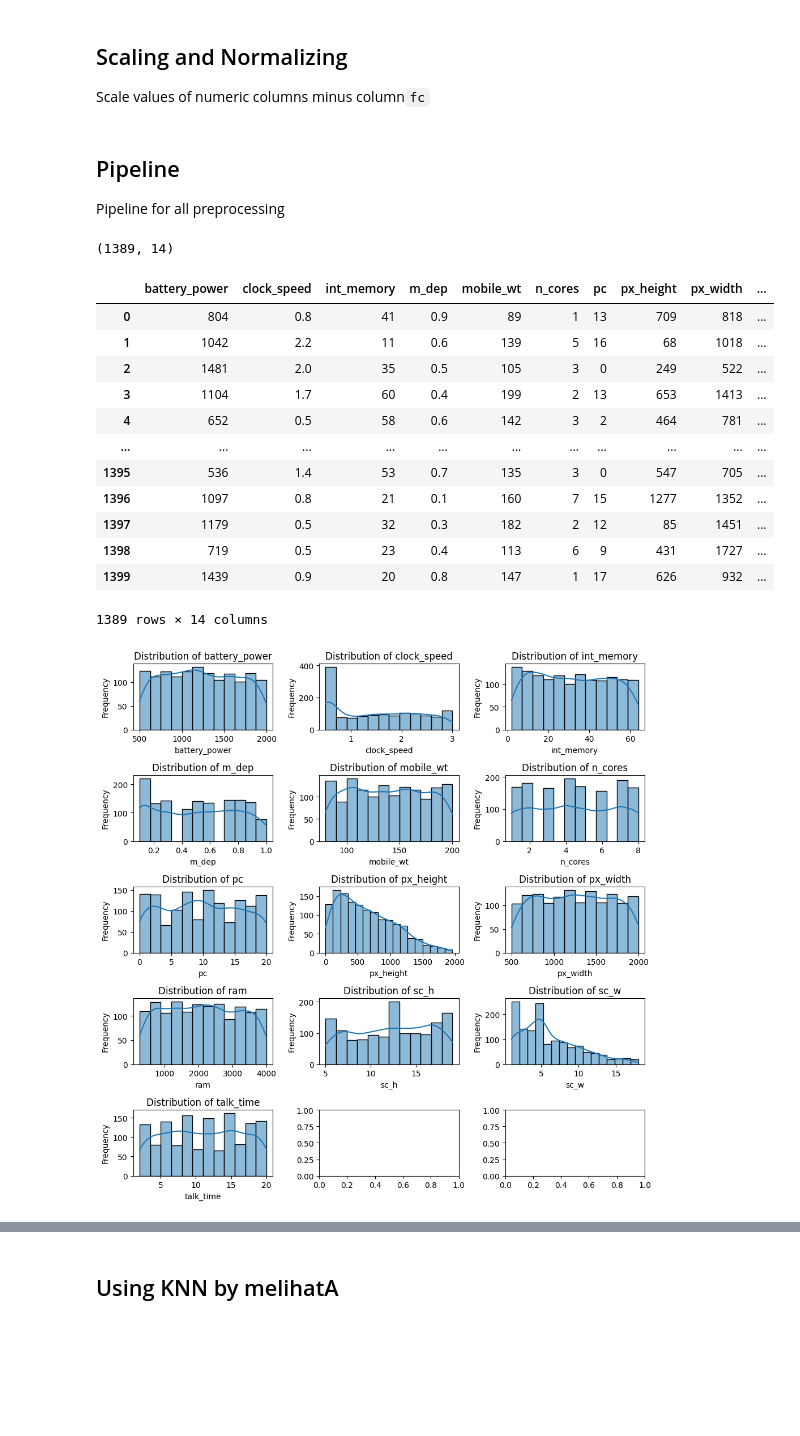
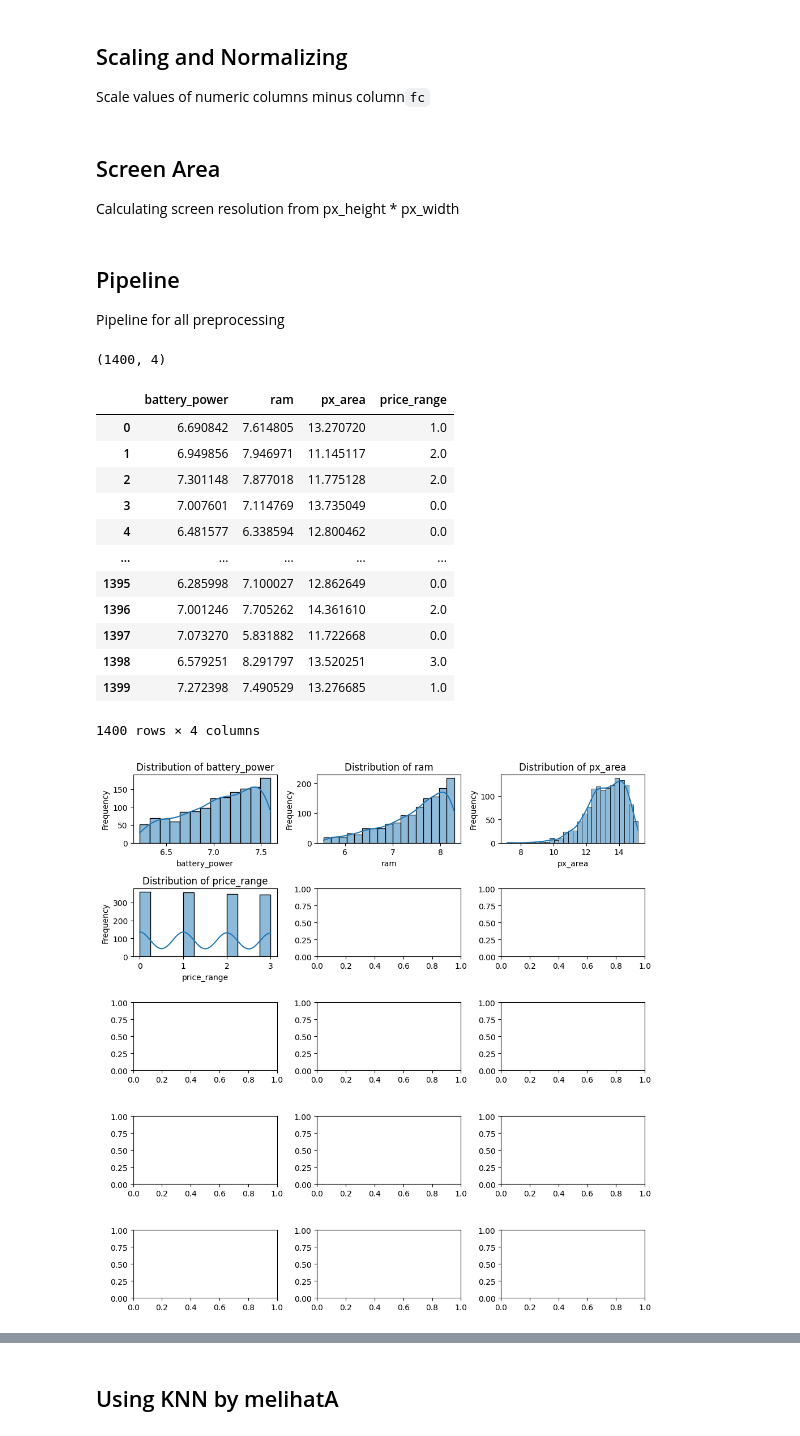
Before and after one commit to MHEN2606/Tubes2_melihatA, a Jupyter notebook: tubes2-melihatA.ipynb, the cells around one changed output, grey strips where cells are left out. Saved outputs shown, nothing was run; the diff lists cells and outputs as text; code cells hidden in the pictures; blank space fills up the shorter version.

```diff
--- a/tubes2-melihatA.ipynb
+++ b/tubes2-melihatA.ipynb
@@ -151,11 +170,36 @@ class DropColumn(BaseEstimator, TransformerMixin):
 # %% [markdown]
 ## Scaling and Normalizing
 Scale values of numeric columns minus column`fc`
+# %%
+# log transform
+def log_transform(data):
+    return np.log1p(data)
+
+# square root transform
+def sqrt_transform(data):
+    return data**(1/2)
+# %% [markdown]
+## Screen Area
+Calculating screen resolution from px_height * px_width
+# %%
+class PixelAreaCalculator(BaseEstimator, TransformerMixin):
+    def __init__(self):
+        return None
+
+    def fit(self, X, y = None):
+        return self
+
+    def transform(self, X):
+        X_ = X.copy()
+        X_['px_area'] = X['px_height'] * X['px_width']
+        return X_
 # %%
 numericTransformation = ColumnTransformer(
     transformers = [
-        ('scaling', MinMaxScaler(), numeric_columns)
-#         ('normalizing', Normalizer(), numeric_columns)
+#         ('scaling', StandardScaler(), numeric_columns)
+#         ('normalizing', Normalizer(), ['px_height'])
+          ('log_transform', FunctionTransformer(log_transform, validate=False), ['battery_power', 'ram', 'px_area'])
+#         ('sqrt_transform', FunctionTransformer(sqrt_transform, validate=False), ['battery_power','ram', 'px_area']),
     ],
     remainder = 'passthrough'
 )
@@ -164,50 +208,51 @@ numericTransformation = ColumnTransformer(
 Pipeline for all preprocessing
 # %%
 pipeline = Pipeline([
-    ('removing outliers', OutlierRemoval()),
+    ('removing outliers', OutlierRemoval(columns=numeric_columns)),
     ('invalid data replacement', InvalidReplacement()),
-    ('feature selection', DropColumn(['fc'] + non_numeric_columns))
+    ('pixel area calculation', PixelAreaCalculator()),
+    ('feature selection', DropColumn(['px_height', 'px_width'] + non_numeric_columns + remove_col))
 ])
 
 full_pipeline = Pipeline([
     ('preprocessor', pipeline),
-#     ('scaling', numericTransformation)
+    ('scaling', numericTransformation)
 ])
 
-transformed_column_names = numeric_columns + ['price_range']
+transformed_column_names = ['battery_power', 'ram', 'px_area','price_range']
 processed_data = full_pipeline.fit_transform(train_df)
 print(processed_data.shape)
-processed_df = processed_data
+processed_df = processed_data.copy()
 processed_df = pd.DataFrame(processed_data, columns = transformed_column_names)
 processed_df
 # %% [output]
-(1389, 14)
+(1400, 4)
-|  | battery_power | clock_speed | int_memory | m_dep | mobile_wt | n_cores | pc | px_height | px_width | ... |
-| 0 | 804 | 0.8 | 41 | 0.9 | 89 | 1 | 13 | 709 | 818 | ... |
-| 1 | 1042 | 2.2 | 11 | 0.6 | 139 | 5 | 16 | 68 | 1018 | ... |
-| 2 | 1481 | 2.0 | 35 | 0.5 | 105 | 3 | 0 | 249 | 522 | ... |
-| 3 | 1104 | 1.7 | 60 | 0.4 | 199 | 2 | 13 | 653 | 1413 | ... |
-| 4 | 652 | 0.5 | 58 | 0.6 | 142 | 3 | 2 | 464 | 781 | ... |
-| ... | ... | ... | ... | ... | ... | ... | ... | ... | ... | ... |
-| 1395 | 536 | 1.4 | 53 | 0.7 | 135 | 3 | 0 | 547 | 705 | ... |
-| 1396 | 1097 | 0.8 | 21 | 0.1 | 160 | 7 | 15 | 1277 | 1352 | ... |
-| 1397 | 1179 | 0.5 | 32 | 0.3 | 182 | 2 | 12 | 85 | 1451 | ... |
-| 1398 | 719 | 0.5 | 23 | 0.4 | 113 | 6 | 9 | 431 | 1727 | ... |
-| 1399 | 1439 | 0.9 | 20 | 0.8 | 147 | 1 | 17 | 626 | 932 | ... |
+|  | battery_power | ram | px_area | price_range |
+| 0 | 6.690842 | 7.614805 | 13.270720 | 1.0 |
+| 1 | 6.949856 | 7.946971 | 11.145117 | 2.0 |
+| 2 | 7.301148 | 7.877018 | 11.775128 | 2.0 |
+| 3 | 7.007601 | 7.114769 | 13.735049 | 0.0 |
+| 4 | 6.481577 | 6.338594 | 12.800462 | 0.0 |
+| ... | ... | ... | ... | ... |
+| 1395 | 6.285998 | 7.100027 | 12.862649 | 0.0 |
+| 1396 | 7.001246 | 7.705262 | 14.361610 | 2.0 |
+| 1397 | 7.073270 | 5.831882 | 11.722668 | 0.0 |
+| 1398 | 6.579251 | 8.291797 | 13.520251 | 3.0 |
+| 1399 | 7.272398 | 7.490529 | 13.276685 | 1.0 |
-1389 rows × 14 columns
+1400 rows × 4 columns
 # %%
 fig, ax = plt.subplots(5, 3, figsize = (10,10))
 
-for i, col in enumerate(numeric_columns):
+for i, col in enumerate(processed_df.columns):
     r = i // 3
     c = i % 3
 
     sns.histplot(kde=True,data=processed_df[col], ax=ax[r,c])
     ax[r, c].set_title(f'Distribution of {col}')
     ax[r, c].set_xlabel(col)
     ax[r, c].set_ylabel("Frequency")
 
 plt.tight_layout()
 plt.show()
 # %% [output]
-[figure, old version]
+[figure, new version]
```
Also changed, not shown: parts of 51 cells of this notebook.
